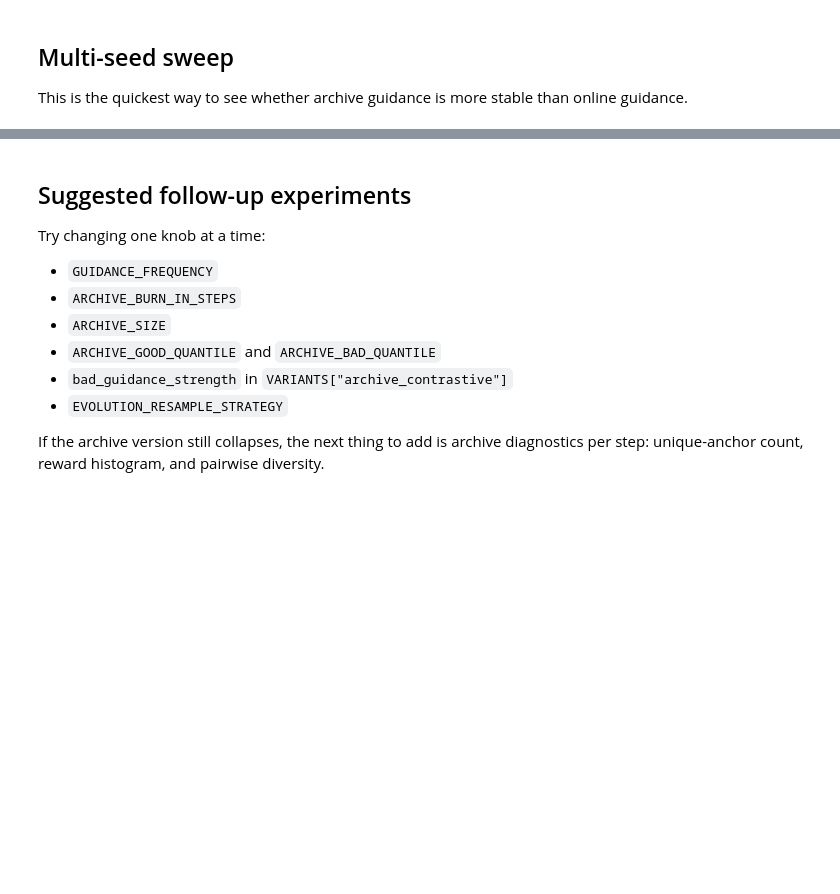
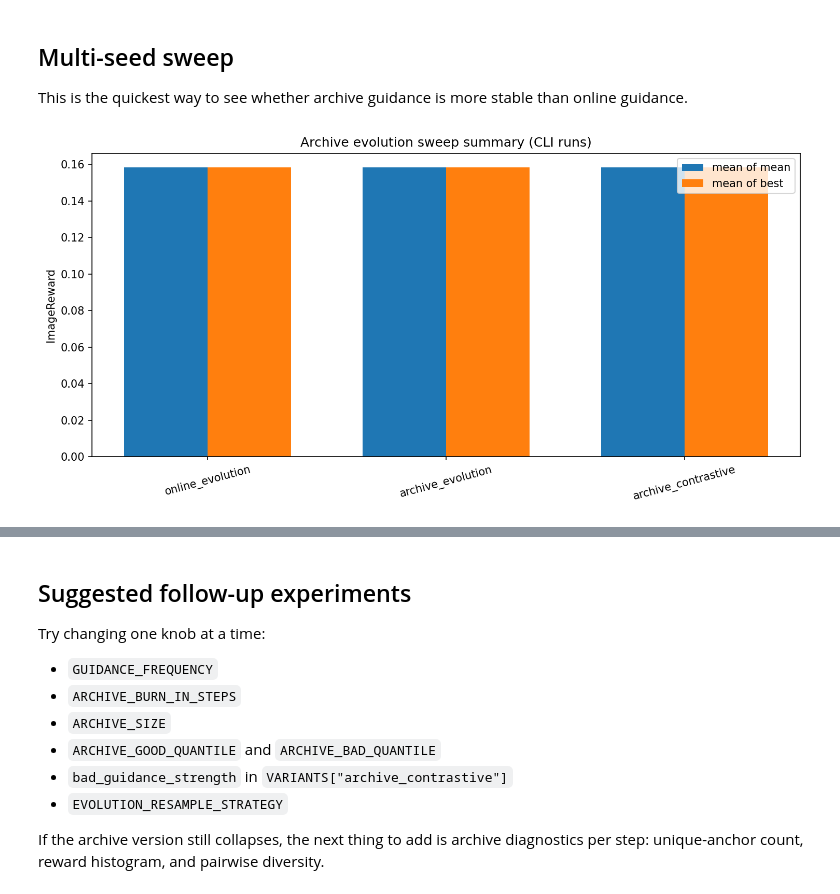
Before and after one commit to khoing-ml/Fk-Diffusion-Steering, a Jupyter notebook: text_to_image/archive_evolution_guidance.ipynb, the cells around one changed output, grey strips where cells are left out. Drawn from its saved outputs; the diff is of its cells as text; code cells hidden in the pictures; blank space fills up the shorter version.

```diff
--- a/text_to_image/archive_evolution_guidance.ipynb
+++ b/text_to_image/archive_evolution_guidance.ipynb
@@ -302,0 +366,16 @@ for label, overrides in VARIANTS.items():
+# %%
+sweep_outputs = []
+
+for variant in VARIANTS:
+    out_dir = EXPERIMENT_ROOT / f"sweep_{variant['label']}"
+    _, summary_rows = run_playground_cli(
+        output_dir=out_dir,
+        seeds=SWEEP_SEEDS,
+        extra_args=variant["extra_args"],
+    )
+    row = dict(summary_rows[0])
+    row["label"] = variant["label"]
+    row["output_dir"] = str(out_dir)
+    sweep_outputs.append(row)
+
+sweep_outputs
@@ -323,19 +410,21 @@ summary_rows
 # %%
-labels = [row["label"] for row in summary_rows]
-mean_of_mean = [row["mean_of_mean"] for row in summary_rows]
-std_of_mean = [row["std_of_mean"] for row in summary_rows]
-mean_of_best = [row["mean_of_best"] for row in summary_rows]
+labels = [row["label"] for row in sweep_outputs]
+mean_of_mean = [float(row["mean_of_mean"]) for row in sweep_outputs]
+std_of_mean = [float(row["std_of_mean"]) for row in sweep_outputs]
+mean_of_best = [float(row["mean_of_best"]) for row in sweep_outputs]
 
 x = np.arange(len(labels))
 width = 0.35
 
 fig, ax = plt.subplots(figsize=(10, 5), dpi=150)
 ax.bar(x - width / 2, mean_of_mean, width, yerr=std_of_mean, label="mean of mean")
 ax.bar(x + width / 2, mean_of_best, width, label="mean of best")
 ax.set_xticks(x)
 ax.set_xticklabels(labels, rotation=15)
-ax.set_ylabel(resolved_reward_fn)
-ax.set_title("Archive evolution sweep summary")
+ax.set_ylabel(GUIDANCE_REWARD_FN)
+ax.set_title("Archive evolution sweep summary (CLI runs)")
 ax.legend()
 plt.tight_layout()
 plt.show()
+# %% [output]
+[figure, added]
```
Also changed, not shown: parts of 16 cells of this notebook, 13 other files.
